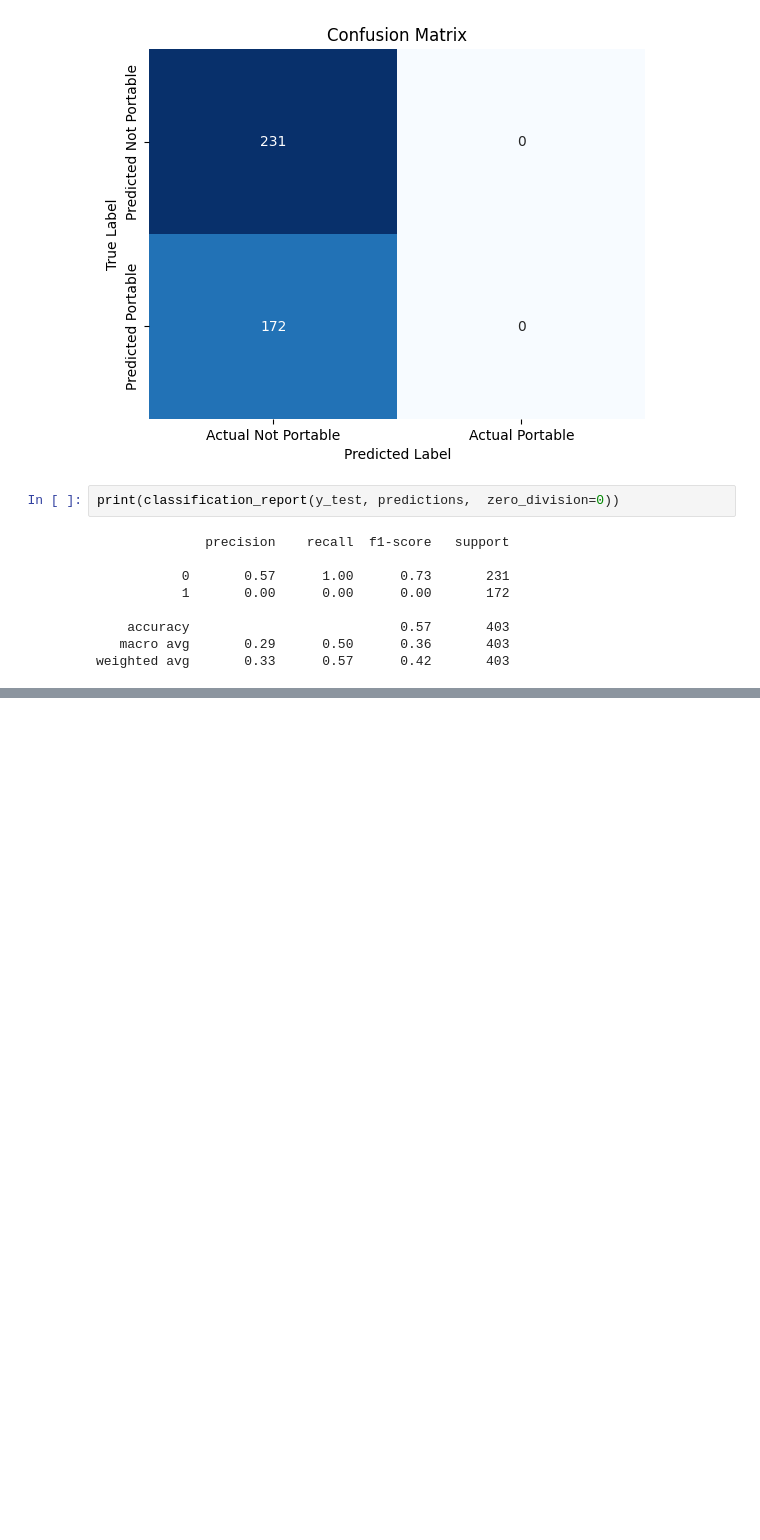
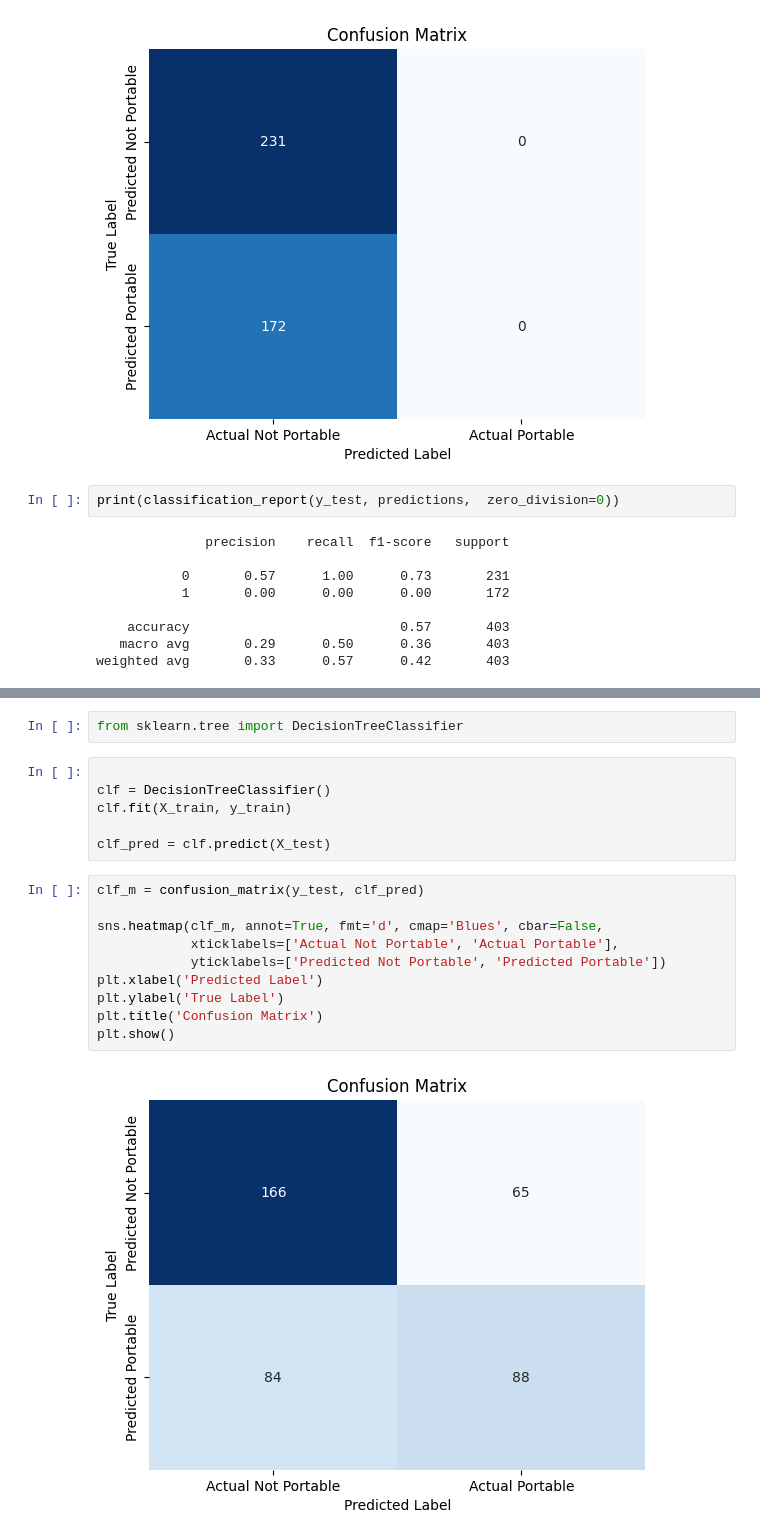
Before and after one commit to rahulbijoor/water-potability-prediction, a Jupyter notebook: water-potability-prediction.ipynb, the cells around one changed output, grey strips where cells are left out. Drawn from its saved outputs; the diff is of its cells as text; blank space fills up the shorter version.

Commit message:
Decision tree classifier

```diff
--- a/water-potability-prediction.ipynb
+++ b/water-potability-prediction.ipynb
@@ -203,0 +207,20 @@ weighted avg       0.33      0.57      0.42       403
+# %%
+from sklearn.tree import DecisionTreeClassifier
+# %%
+
+clf = DecisionTreeClassifier()
+clf.fit(X_train, y_train)
+
+clf_pred = clf.predict(X_test)
+# %%
+clf_m = confusion_matrix(y_test, clf_pred)
+
+sns.heatmap(clf_m, annot=True, fmt='d', cmap='Blues', cbar=False,
+            xticklabels=['Actual Not Portable', 'Actual Portable'],
+            yticklabels=['Predicted Not Portable', 'Predicted Portable'])
+plt.xlabel('Predicted Label')
+plt.ylabel('True Label')
+plt.title('Confusion Matrix')
+plt.show()
+# %% [output]
+[figure, added]
```
Also changed, not shown: parts of 2 cells of this notebook.
